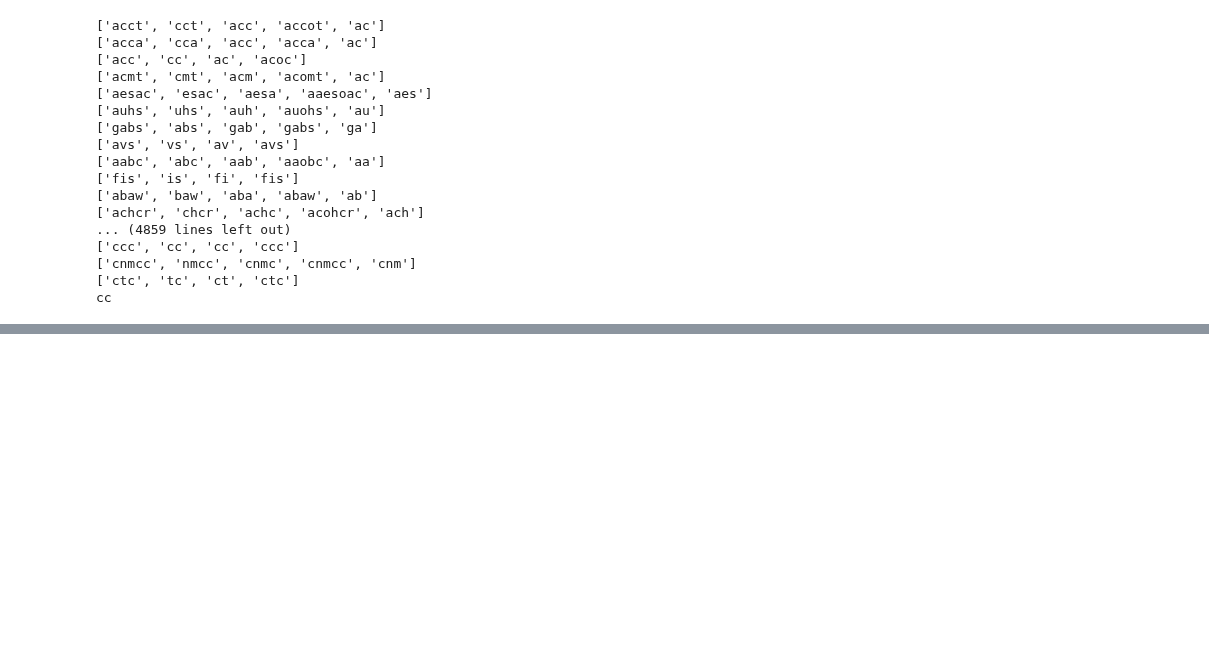
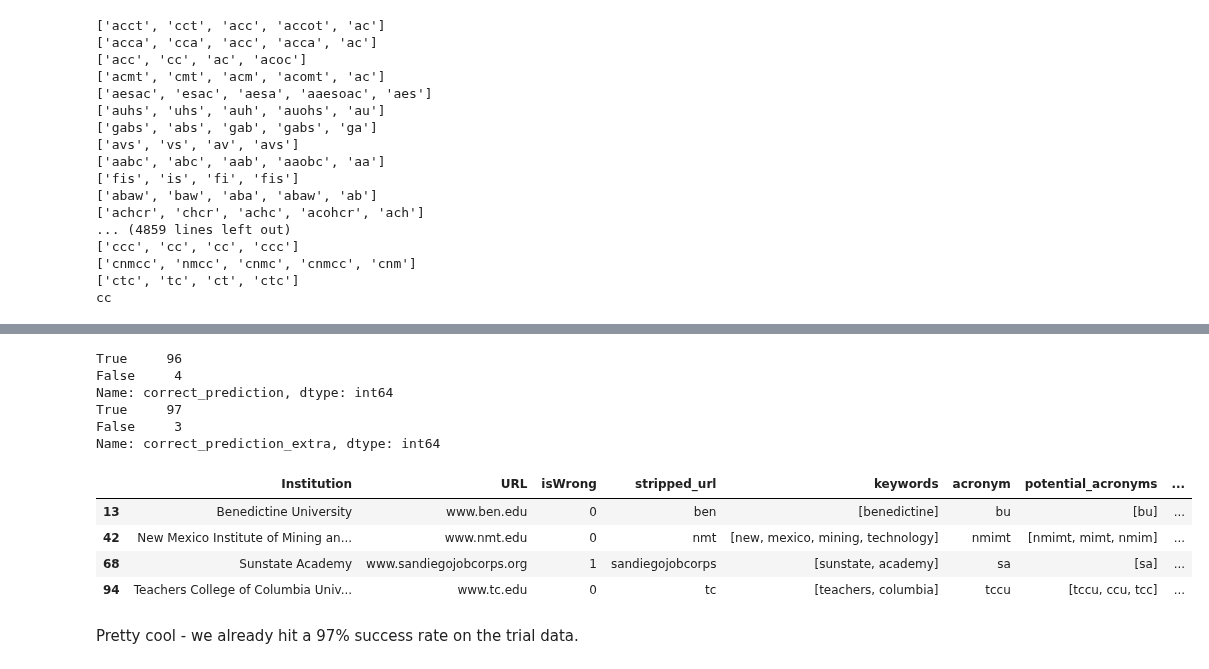
Before and after one commit to magratheazaphod/nextcaller, a Jupyter notebook: two_scratch_2.ipynb, the cells around one changed output, grey strips where cells are left out. Drawn from its saved outputs; the diff is of its cells as text; code cells hidden in the pictures; blank space fills up the shorter version.

```diff
--- a/two_scratch_2.ipynb
+++ b/two_scratch_2.ipynb
@@ -179,0 +246,27 @@ cc
+# %%
+for df in dfs:
+    df['matched_url'] = df['keyword_in_url'] | df['potential_acronym_in_url']
+    df['matched_url_extra'] = df['keyword_in_url'] | df['potential_acronym_in_url_extra']
+
+sample_df['correct_prediction'] = sample_df['isWrong'] == ~sample_df['matched_url']
+sample_df['correct_prediction_extra'] = sample_df['isWrong'] == ~sample_df['matched_url_extra']
+
+print(sample_df['correct_prediction'].value_counts())
+print(sample_df['correct_prediction_extra'].value_counts())
+# %% [output]
+True     96
+False     4
+Name: correct_prediction, dtype: int64
+True     97
+False     3
+Name: correct_prediction_extra, dtype: int64
+# %%
+sample_df[sample_df['correct_prediction'] == False]
+# %% [output]
+|  | Institution | URL | isWrong | stripped_url | keywords | acronym | potential_acronyms | ... |
+| 13 | Benedictine University | www.ben.edu | 0 | ben | [benedictine] | bu | [bu] | ... |
+| 42 | New Mexico Institute of Mining an... | www.nmt.edu | 0 | nmt | [new, mexico, mining, technology] | nmimt | [nmimt, mimt, nmim] | ... |
+| 68 | Sunstate Academy | www.sandiegojobcorps.org | 1 | sandiegojobcorps | [sunstate, academy] | sa | [sa] | ... |
+| 94 | Teachers College of Columbia Univ... | www.tc.edu | 0 | tc | [teachers, columbia] | tccu | [tccu, ccu, tcc] | ... |
+# %% [markdown]
+Pretty cool - we already hit a 97% success rate on the trial data.
```
Also changed, not shown: parts of 11 cells of this notebook, 1 other file.
